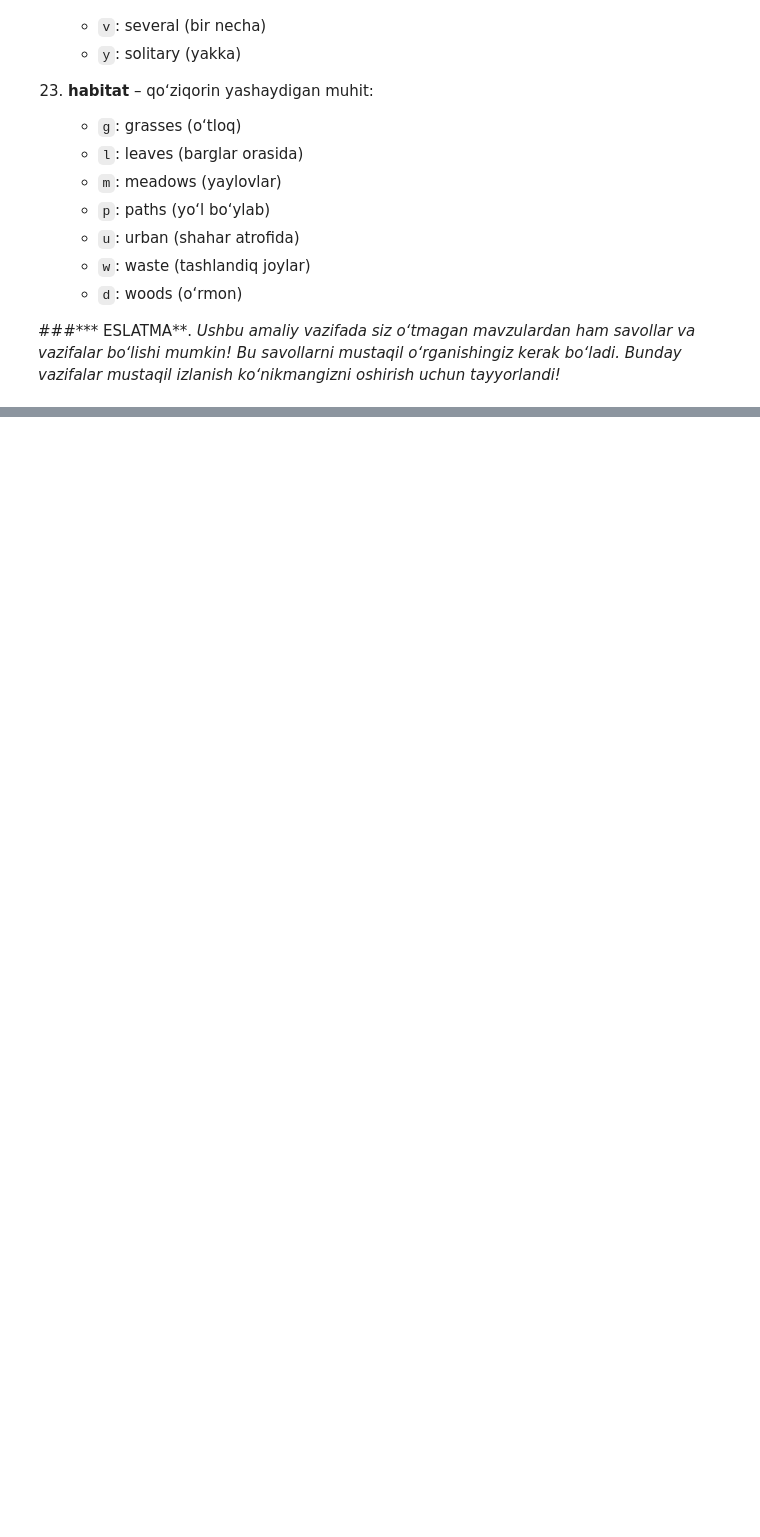
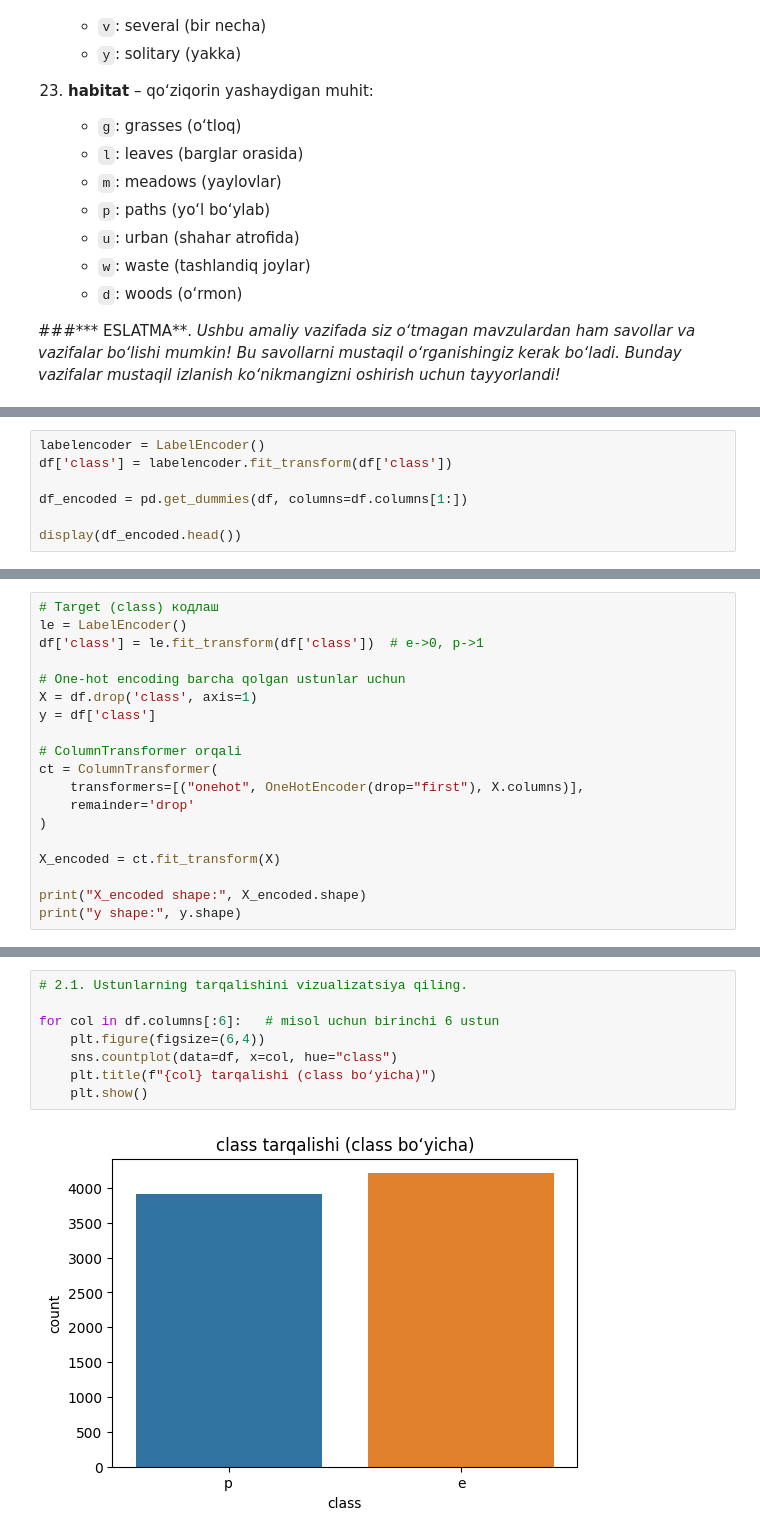
Before and after one commit to ulubeykhuja/Amaliyot, a Jupyter notebook: Klassifikatsiya_17_YAKUNIY_VAZIFA_Xujakulov.ipynb, the cells around one changed output, grey strips where cells are left out. Cells and saved outputs as stored; diff of their text form; blank space fills up the shorter version.

```diff
--- a/Klassifikatsiya_17_YAKUNIY_VAZIFA_Xujakulov.ipynb
+++ b/Klassifikatsiya_17_YAKUNIY_VAZIFA_Xujakulov.ipynb
@@ -246,0 +291,7 @@ df.head()
+# %%
+labelencoder = LabelEncoder()
+df['class'] = labelencoder.fit_transform(df['class'])
+
+df_encoded = pd.get_dummies(df, columns=df.columns[1:])
+
+display(df_encoded.head())
@@ -246,0 +306,19 @@ df.head()
+# %%
+# Target (class) кодлаш
+le = LabelEncoder()
+df['class'] = le.fit_transform(df['class'])  # e->0, p->1
+
+# One-hot encoding barcha qolgan ustunlar uchun
+X = df.drop('class', axis=1)
+y = df['class']
+
+# ColumnTransformer orqali
+ct = ColumnTransformer(
+    transformers=[("onehot", OneHotEncoder(drop="first"), X.columns)],
+    remainder='drop'
+)
+
+X_encoded = ct.fit_transform(X)
+
+print("X_encoded shape:", X_encoded.shape)
+print("y shape:", y.shape)
@@ -246,0 +346,10 @@ df.head()
+# %%
+# 2.1. Ustunlarning tarqalishini vizualizatsiya qiling.
+
+for col in df.columns[:6]:   # misol uchun birinchi 6 ustun
+    plt.figure(figsize=(6,4))
+    sns.countplot(data=df, x=col, hue="class")
+    plt.title(f"{col} tarqalishi (class bo‘yicha)")
+    plt.show()
+# %% [output]
+[figure, added]
```
Also changed, not shown: parts of 19 cells of this notebook.
